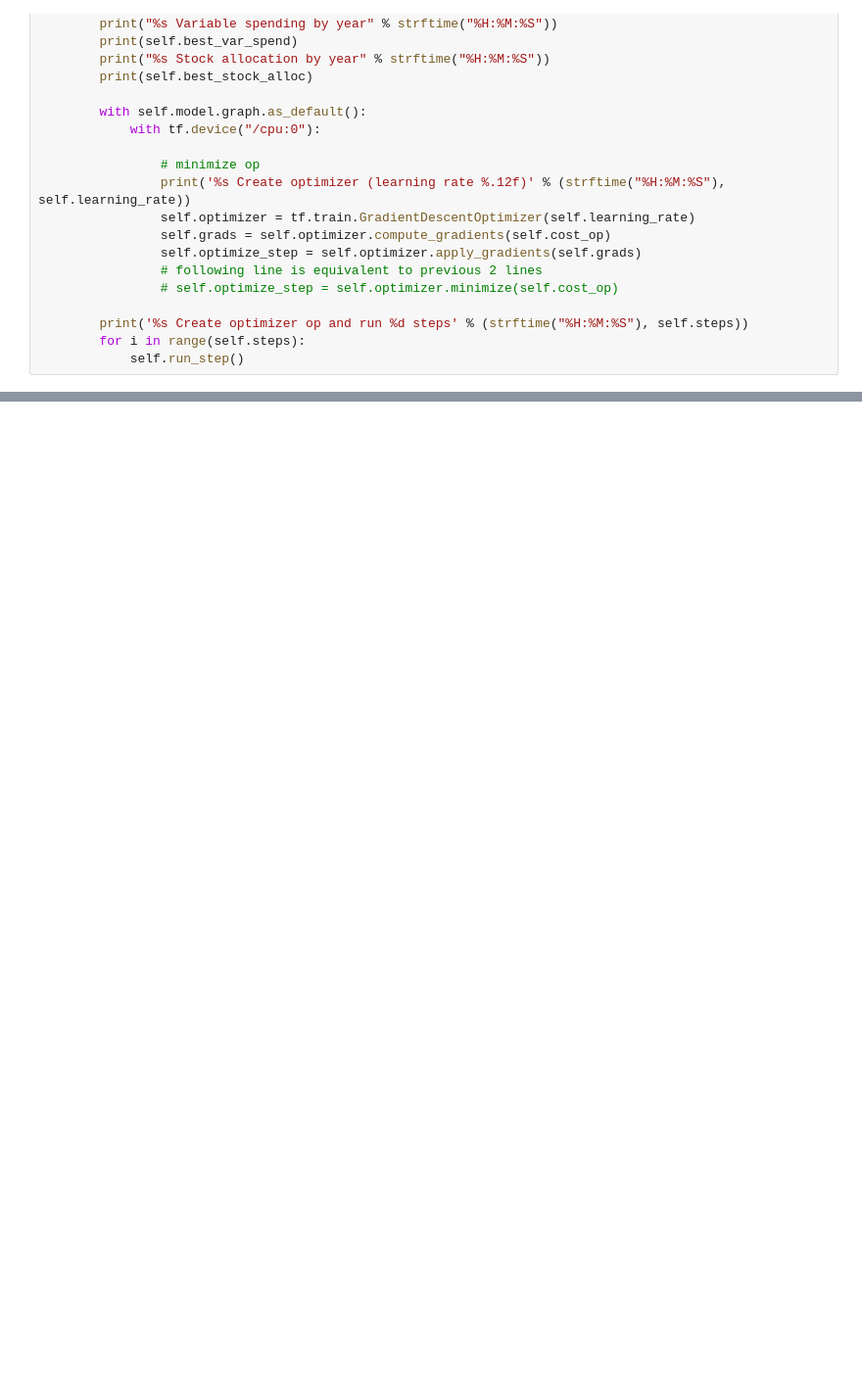
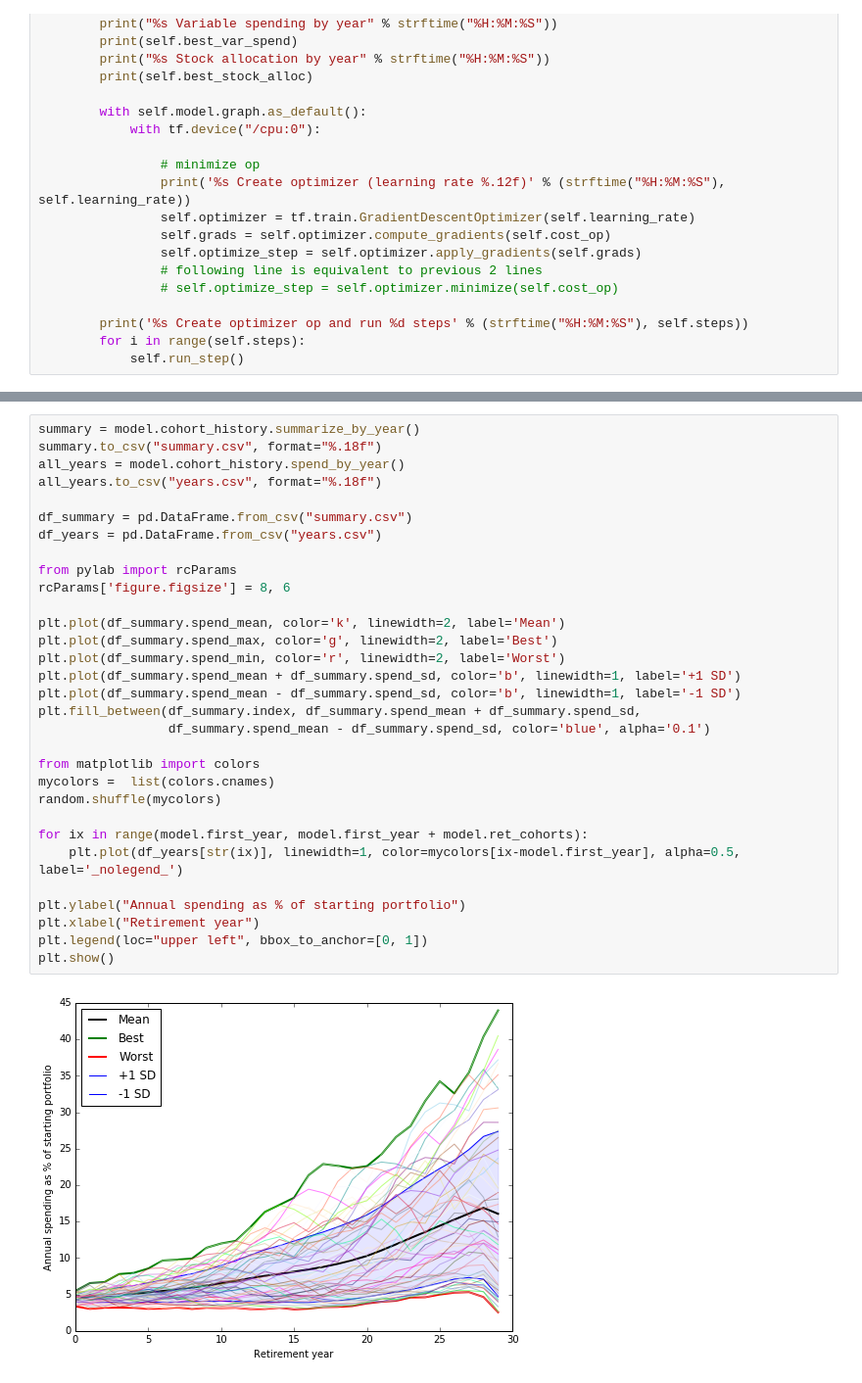
Before and after one commit to druce/safewithdrawal_tensorflow, a Jupyter notebook: Safe Withdrawal with Certainty Equivalent Spending and Tensorflow Aug 2016.ipynb, the cells around one changed output, grey strips where cells are left out. Shown at 98% size. Saved outputs shown, nothing was run; the diff lists cells and outputs as text; blank space fills up the shorter version.

Commit message:
matplotlib chart

```diff
--- a/Safe Withdrawal with Certainty Equivalent Spending and Tensorflow Aug 2016.ipynb
+++ b/Safe Withdrawal with Certainty Equivalent Spending and Tensorflow Aug 2016.ipynb
@@ -812,0 +839,33 @@ variable spend:
+# %%
+summary = model.cohort_history.summarize_by_year()
+summary.to_csv("summary.csv", format="%.18f")
+all_years = model.cohort_history.spend_by_year()
+all_years.to_csv("years.csv", format="%.18f")
+
+df_summary = pd.DataFrame.from_csv("summary.csv")
+df_years = pd.DataFrame.from_csv("years.csv")
+
+from pylab import rcParams
+rcParams['figure.figsize'] = 8, 6
+
+plt.plot(df_summary.spend_mean, color='k', linewidth=2, label='Mean')
+plt.plot(df_summary.spend_max, color='g', linewidth=2, label='Best')
+plt.plot(df_summary.spend_min, color='r', linewidth=2, label='Worst')
+plt.plot(df_summary.spend_mean + df_summary.spend_sd, color='b', linewidth=1, label='+1 SD')
+plt.plot(df_summary.spend_mean - df_summary.spend_sd, color='b', linewidth=1, label='-1 SD')
+plt.fill_between(df_summary.index, df_summary.spend_mean + df_summary.spend_sd,
+                 df_summary.spend_mean - df_summary.spend_sd, color='blue', alpha='0.1')
+
+from matplotlib import colors
+mycolors =  list(colors.cnames)
+random.shuffle(mycolors)
+
+for ix in range(model.first_year, model.first_year + model.ret_cohorts):
+    plt.plot(df_years[str(ix)], linewidth=1, color=mycolors[ix-model.first_year], alpha=0.5, label='_nolegend_')
+
+plt.ylabel("Annual spending as % of starting portfolio")
+plt.xlabel("Retirement year")
+plt.legend(loc="upper left", bbox_to_anchor=[0, 1])
+plt.show()
+# %% [output]
+[figure, added]
```
Also changed, not shown: parts of 2 cells of this notebook, 3 other files.
